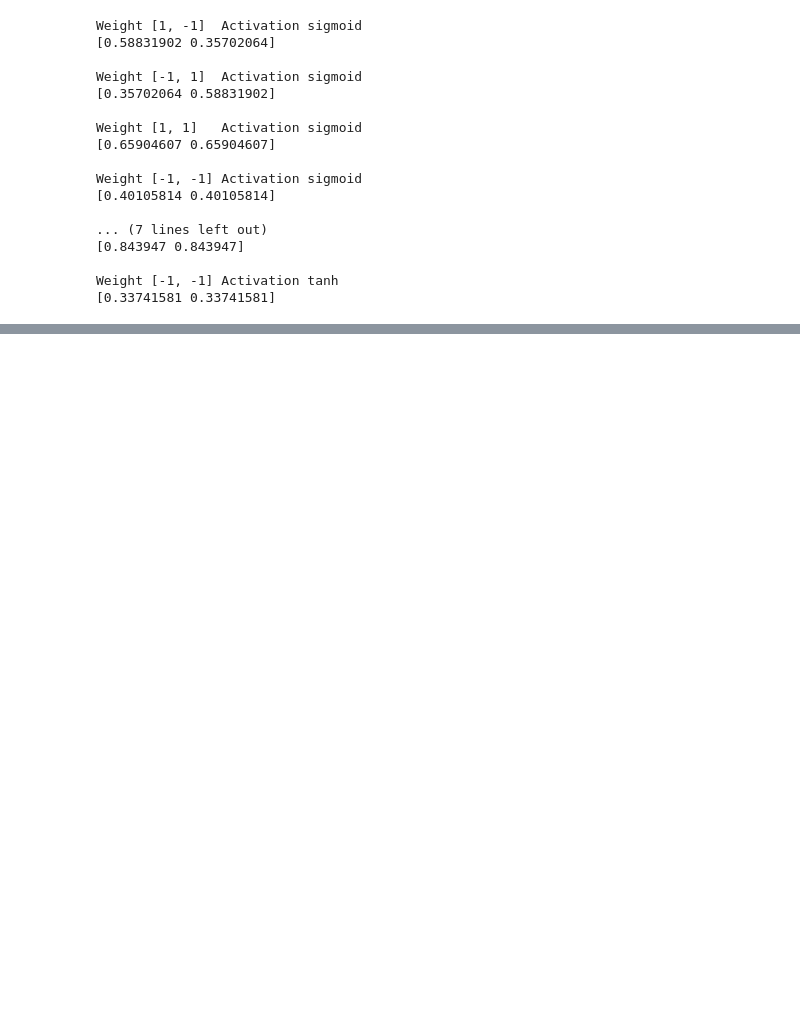
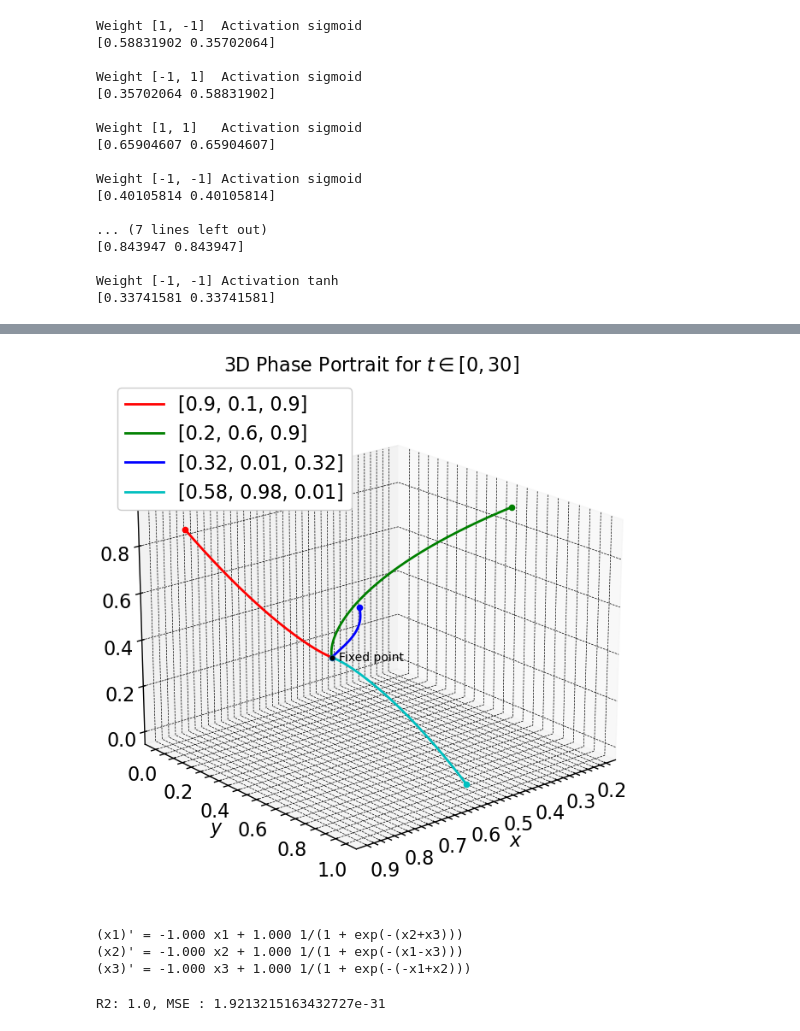
Before and after one commit to sandromikautadze/sindy-thesis, a Jupyter notebook: hopfield.ipynb, the cells around one changed output, grey strips where cells are left out. Drawn from its saved outputs; the diff is of its cells as text; code cells hidden in the pictures; blank space fills up the shorter version.

```diff
--- a/hopfield.ipynb
+++ b/hopfield.ipynb
@@ -233,0 +249,11 @@ plt.show()
+# %%
+def hopfield3d(t, x, weights = [1, 1, 1, -1, -1, 1]):
+    # weights = [J_12, J_13, J_21, J_23, J_31, J_32]
+
+    try:
+        return [-x[0] + 1 / (1 + np.exp(- (weights[0] * x[1] + weights[1] * x[2]))),
+                -x[1] + 1 / (1 + np.exp(- (weights[2] * x[0] + weights[3] * x[2]))),
+                -x[2] + 1 / (1 + np.exp(- (weights[4] * x[0] + weights[5] * x[1])))]
+
+    except TypeError:
+        raise Exception("Input must be a list for weights.")
@@ -233,0 +266,32 @@ plt.show()
+# %%
+delta_t = 0.01
+t = np.arange(0, 30, delta_t)
+
+initial_conditions = [[0.9, 0.1, 0.9], [0.2, 0.6, 0.9], [0.32, 0.01, 0.32], [0.58, 0.98, 0.01]]
+colors = ['r', 'g', 'b', 'c']  # Define colors for the lines
+
+fig = plt.figure(figsize=(10, 8))
+ax = fig.add_subplot(111, projection='3d')
+
+# Solve ODEs for each initial condition and plot trajectories
+for i, x0 in enumerate(initial_conditions):
+    x_train = solve_ivp(hopfield3d, (t[0], t[-1]), x0, t_eval=t, rtol=1e-12, method="LSODA", atol=1e-12).y.T
+    x = x_train[:, 0]
+    y = x_train[:, 1]
+    z = x_train[:, 2]
+    ax.plot(x, y, z, color=colors[i], label=f'{x0}')
+    ax.scatter(x0[0], x0[1], x0[2], color=colors[i], marker='o')
+
+# Set labels and legend
+ax.scatter(fp3d[0], fp3d[1], fp3d[2])
+ax.set_xlabel("$x$")
+ax.set_ylabel("$y$")
+ax.set_zlabel("$z$")
+ax.scatter(fp3d[0], fp3d[1], fp3d[2], 'ko', s=10, color = "black")
+ax.text(fp3d[0]+0.025, fp3d[1]+0.08, fp3d[2] + 0.025, "Fixed point", fontsize = 10)
+ax.legend()
+ax.set_title("3D Phase Portrait for $t\in[0,30]$")
+ax.view_init(elev=20, azim = 50)
+plt.show()
+# %% [output]
+[figure, added]
@@ -233,0 +338,10 @@ plt.show()
+# %%
+model.print()
+# %% [output]
+(x1)' = -1.000 x1 + 1.000 1/(1 + exp(-(x2+x3)))
+(x2)' = -1.000 x2 + 1.000 1/(1 + exp(-(x1-x3)))
+(x3)' = -1.000 x3 + 1.000 1/(1 + exp(-(-x1+x2)))
+# %%
+print(f"R2: {r2}, MSE : {mse}")
+# %% [output]
+R2: 1.0, MSE : 1.9213215163432727e-31
```
Also changed, not shown: parts of 18 cells of this notebook.
